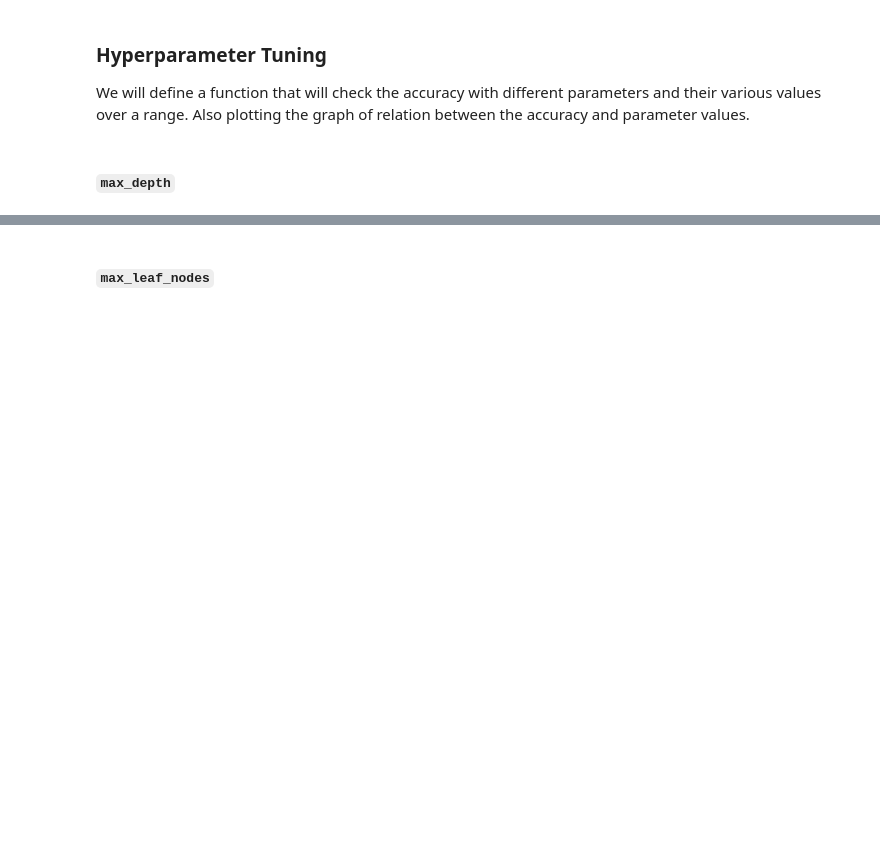
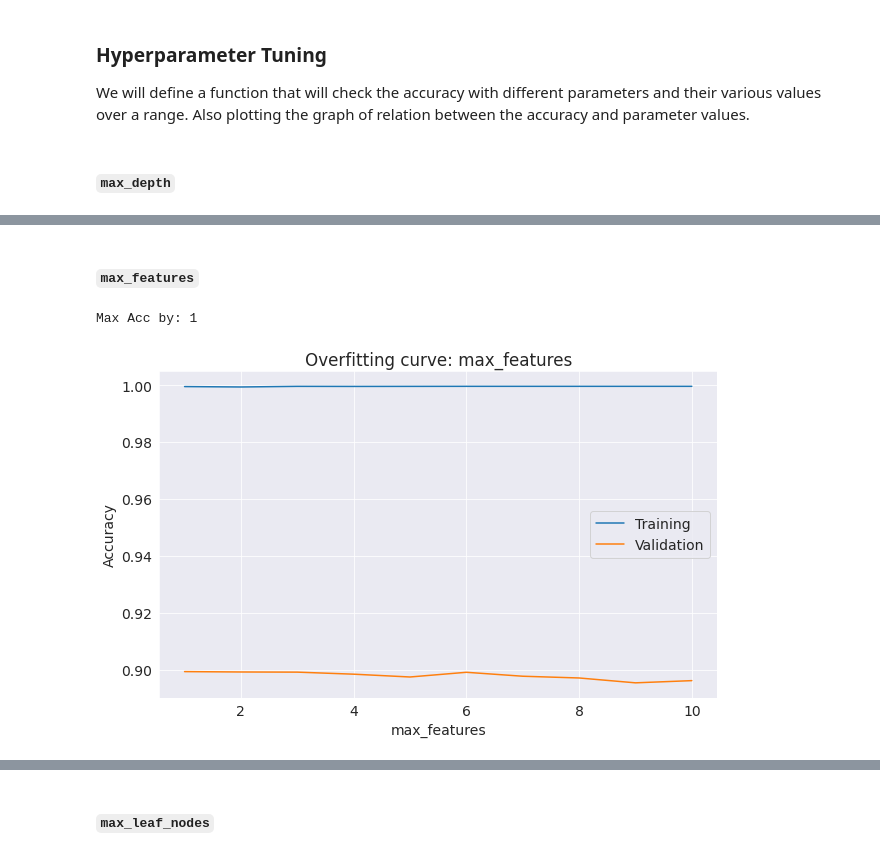
Before and after one commit to prasadposture/Financial-Distress-Prediction, a Jupyter notebook: Financial Distress Prediction.ipynb, the cells around one changed output, grey strips where cells are left out. Saved outputs shown, nothing was run; the diff lists cells and outputs as text; code cells hidden in the pictures; blank space fills up the shorter version.

```diff
--- a/Financial Distress Prediction.ipynb
+++ b/Financial Distress Prediction.ipynb
@@ -580,0 +633,8 @@ model.score(X_train, train_targets), model.score(X_val, val_targets)
+# %% [markdown]
+#### `max_features`
+# %%
+max_features=[i for i in range(1,11)]
+test_param_and_plot('max_features',max_features)
+# %% [output]
+Max Acc by: 1
+[figure, added]
```
Also changed, not shown: parts of 50 cells of this notebook.
